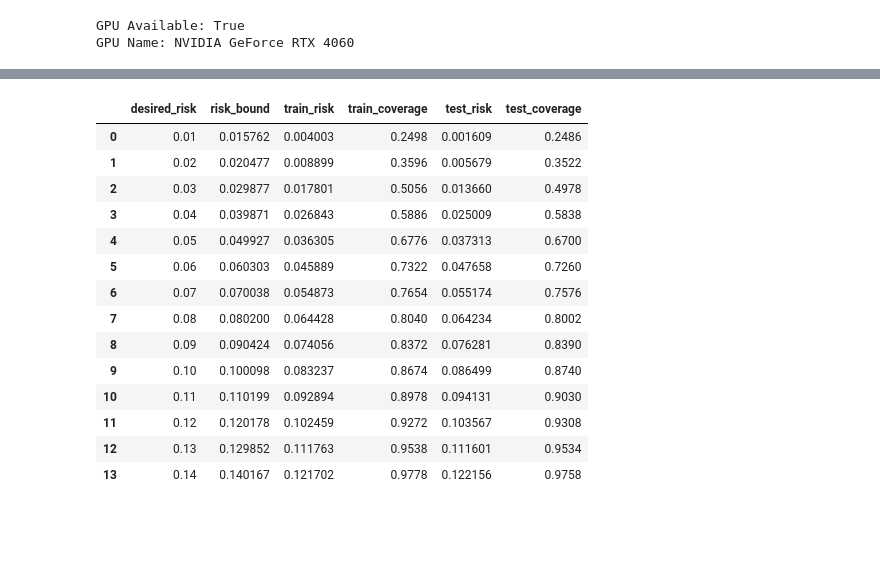
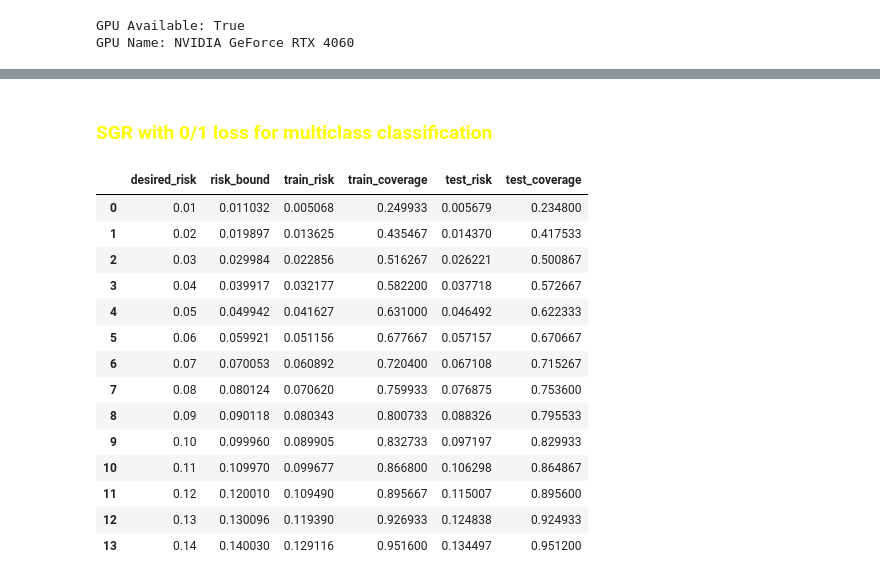
Before and after one commit to EmilienJemelen/selective-classification, a Jupyter notebook: vgg16_cifar10/SGR_vgg16_cifar10.ipynb, the cells around one changed output, grey strips where cells are left out. Saved outputs shown, nothing was run; the diff lists cells and outputs as text; code cells hidden in the pictures; blank space fills up the shorter version.

```diff
--- a/vgg16_cifar10/SGR_vgg16_cifar10.ipynb
+++ b/vgg16_cifar10/SGR_vgg16_cifar10.ipynb
@@ -58,20 +50,22 @@ for target_r in desired_risks:
-# %%
-results = pd.DataFrame(results)
-results
-# %% [output]
-|  | desired_risk | risk_bound | train_risk | train_coverage | test_risk | test_coverage |
-| 0 | 0.01 | 0.015762 | 0.004003 | 0.2498 | 0.001609 | 0.2486 |
-| 1 | 0.02 | 0.020477 | 0.008899 | 0.3596 | 0.005679 | 0.3522 |
-| 2 | 0.03 | 0.029877 | 0.017801 | 0.5056 | 0.013660 | 0.4978 |
-| 3 | 0.04 | 0.039871 | 0.026843 | 0.5886 | 0.025009 | 0.5838 |
-| 4 | 0.05 | 0.049927 | 0.036305 | 0.6776 | 0.037313 | 0.6700 |
-| 5 | 0.06 | 0.060303 | 0.045889 | 0.7322 | 0.047658 | 0.7260 |
-| 6 | 0.07 | 0.070038 | 0.054873 | 0.7654 | 0.055174 | 0.7576 |
-| 7 | 0.08 | 0.080200 | 0.064428 | 0.8040 | 0.064234 | 0.8002 |
-| 8 | 0.09 | 0.090424 | 0.074056 | 0.8372 | 0.076281 | 0.8390 |
-| 9 | 0.10 | 0.100098 | 0.083237 | 0.8674 | 0.086499 | 0.8740 |
-| 10 | 0.11 | 0.110199 | 0.092894 | 0.8978 | 0.094131 | 0.9030 |
-| 11 | 0.12 | 0.120178 | 0.102459 | 0.9272 | 0.103567 | 0.9308 |
-| 12 | 0.13 | 0.129852 | 0.111763 | 0.9538 | 0.111601 | 0.9534 |
-| 13 | 0.14 | 0.140167 | 0.121702 | 0.9778 | 0.122156 | 0.9758 |
+# %% [markdown]
+### <font color = 'yellow'> SGR with __0/1 loss__ for multiclass classification
+# %%
+results = SGR_at_risks(train_set,test_set)
+results
+# %% [output]
+|  | desired_risk | risk_bound | train_risk | train_coverage | test_risk | test_coverage |
+| 0 | 0.01 | 0.011032 | 0.005068 | 0.249933 | 0.005679 | 0.234800 |
+| 1 | 0.02 | 0.019897 | 0.013625 | 0.435467 | 0.014370 | 0.417533 |
+| 2 | 0.03 | 0.029984 | 0.022856 | 0.516267 | 0.026221 | 0.500867 |
+| 3 | 0.04 | 0.039917 | 0.032177 | 0.582200 | 0.037718 | 0.572667 |
+| 4 | 0.05 | 0.049942 | 0.041627 | 0.631000 | 0.046492 | 0.622333 |
+| 5 | 0.06 | 0.059921 | 0.051156 | 0.677667 | 0.057157 | 0.670667 |
+| 6 | 0.07 | 0.070053 | 0.060892 | 0.720400 | 0.067108 | 0.715267 |
+| 7 | 0.08 | 0.080124 | 0.070620 | 0.759933 | 0.076875 | 0.753600 |
+| 8 | 0.09 | 0.090118 | 0.080343 | 0.800733 | 0.088326 | 0.795533 |
+| 9 | 0.10 | 0.099960 | 0.089905 | 0.832733 | 0.097197 | 0.829933 |
+| 10 | 0.11 | 0.109970 | 0.099677 | 0.866800 | 0.106298 | 0.864867 |
+| 11 | 0.12 | 0.120010 | 0.109490 | 0.895667 | 0.115007 | 0.895600 |
+| 12 | 0.13 | 0.130096 | 0.119390 | 0.926933 | 0.124838 | 0.924933 |
+| 13 | 0.14 | 0.140030 | 0.129116 | 0.951600 | 0.134497 | 0.951200 |
 # %%
```
Also changed, not shown: parts of 11 cells of this notebook, 4 other files.
